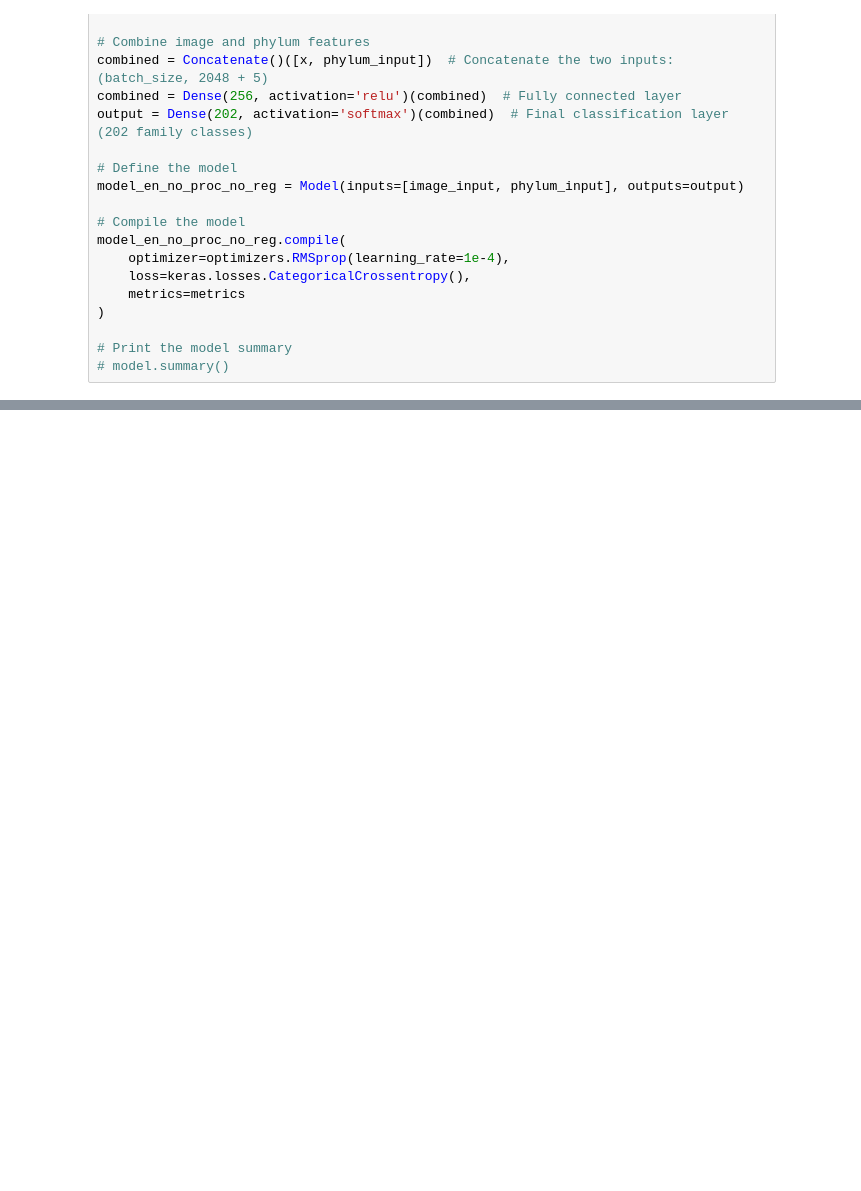
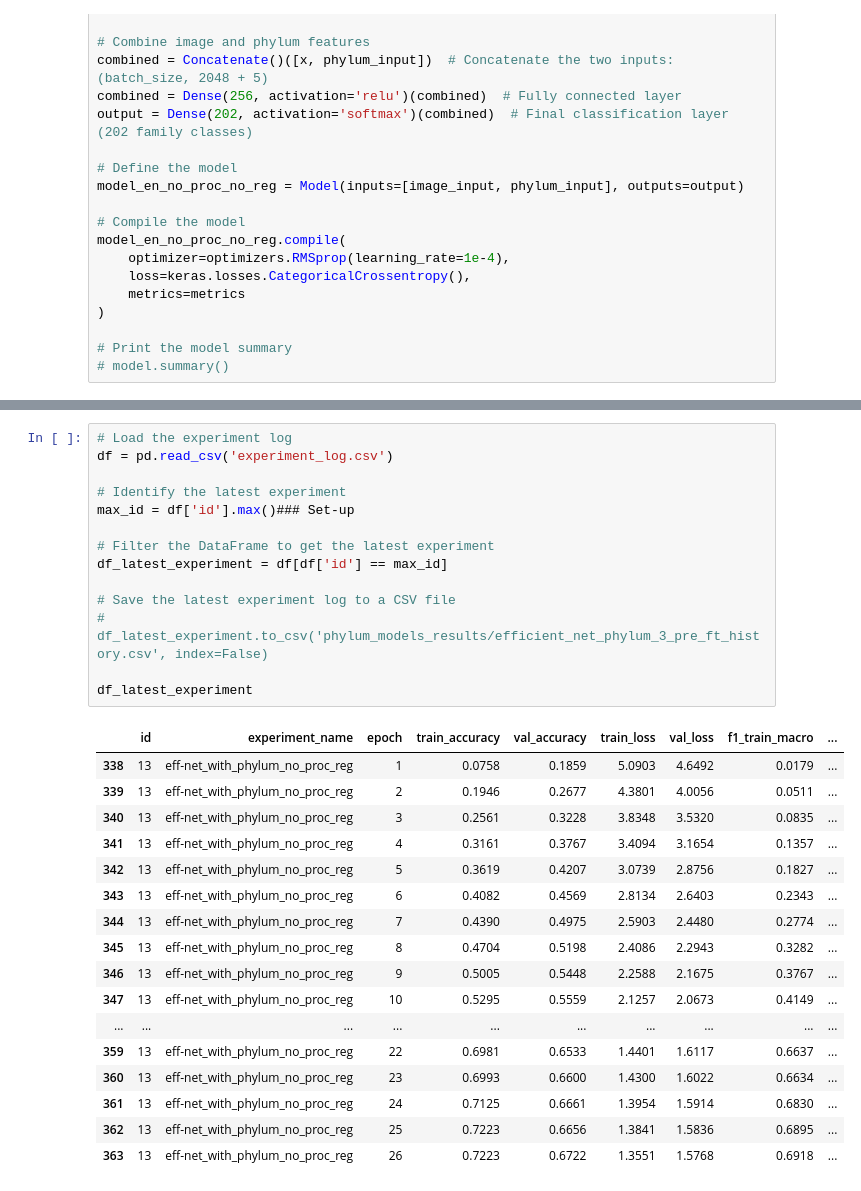
Before and after one commit to mgalao/deep-learning-project, a Jupyter notebook: project/DL_Phylum_Models.ipynb, the cells around one changed output, grey strips where cells are left out. Cells and saved outputs as stored; diff of their text form; blank space fills up the shorter version.

```diff
--- a/project/DL_Phylum_Models.ipynb
+++ b/project/DL_Phylum_Models.ipynb
@@ -290,0 +635,32 @@ df_latest_experiment
+# %%
+# Load the experiment log
+df = pd.read_csv('experiment_log.csv')
+
+# Identify the latest experiment
+max_id = df['id'].max()### Set-up
+
+# Filter the DataFrame to get the latest experiment
+df_latest_experiment = df[df['id'] == max_id]
+
+# Save the latest experiment log to a CSV file
+# df_latest_experiment.to_csv('phylum_models_results/efficient_net_phylum_3_pre_ft_history.csv', index=False)
+
+df_latest_experiment
+# %% [output]
+|  | id | experiment_name | epoch | train_accuracy | val_accuracy | train_loss | val_loss | f1_train_macro | ... |
+| 338 | 13 | eff-net_with_phylum_no_proc_reg | 1 | 0.0758 | 0.1859 | 5.0903 | 4.6492 | 0.0179 | ... |
+| 339 | 13 | eff-net_with_phylum_no_proc_reg | 2 | 0.1946 | 0.2677 | 4.3801 | 4.0056 | 0.0511 | ... |
+| 340 | 13 | eff-net_with_phylum_no_proc_reg | 3 | 0.2561 | 0.3228 | 3.8348 | 3.5320 | 0.0835 | ... |
+| 341 | 13 | eff-net_with_phylum_no_proc_reg | 4 | 0.3161 | 0.3767 | 3.4094 | 3.1654 | 0.1357 | ... |
+| 342 | 13 | eff-net_with_phylum_no_proc_reg | 5 | 0.3619 | 0.4207 | 3.0739 | 2.8756 | 0.1827 | ... |
+| 343 | 13 | eff-net_with_phylum_no_proc_reg | 6 | 0.4082 | 0.4569 | 2.8134 | 2.6403 | 0.2343 | ... |
+| 344 | 13 | eff-net_with_phylum_no_proc_reg | 7 | 0.4390 | 0.4975 | 2.5903 | 2.4480 | 0.2774 | ... |
+| 345 | 13 | eff-net_with_phylum_no_proc_reg | 8 | 0.4704 | 0.5198 | 2.4086 | 2.2943 | 0.3282 | ... |
+| 346 | 13 | eff-net_with_phylum_no_proc_reg | 9 | 0.5005 | 0.5448 | 2.2588 | 2.1675 | 0.3767 | ... |
+| 347 | 13 | eff-net_with_phylum_no_proc_reg | 10 | 0.5295 | 0.5559 | 2.1257 | 2.0673 | 0.4149 | ... |
+| ... | ... | ... | ... | ... | ... | ... | ... | ... | ... |
+| 359 | 13 | eff-net_with_phylum_no_proc_reg | 22 | 0.6981 | 0.6533 | 1.4401 | 1.6117 | 0.6637 | ... |
+| 360 | 13 | eff-net_with_phylum_no_proc_reg | 23 | 0.6993 | 0.6600 | 1.4300 | 1.6022 | 0.6634 | ... |
+| 361 | 13 | eff-net_with_phylum_no_proc_reg | 24 | 0.7125 | 0.6661 | 1.3954 | 1.5914 | 0.6830 | ... |
+| 362 | 13 | eff-net_with_phylum_no_proc_reg | 25 | 0.7223 | 0.6656 | 1.3841 | 1.5836 | 0.6895 | ... |
+| 363 | 13 | eff-net_with_phylum_no_proc_reg | 26 | 0.7223 | 0.6722 | 1.3551 | 1.5768 | 0.6918 | ... |
```
Also changed, not shown: parts of 37 cells of this notebook.
